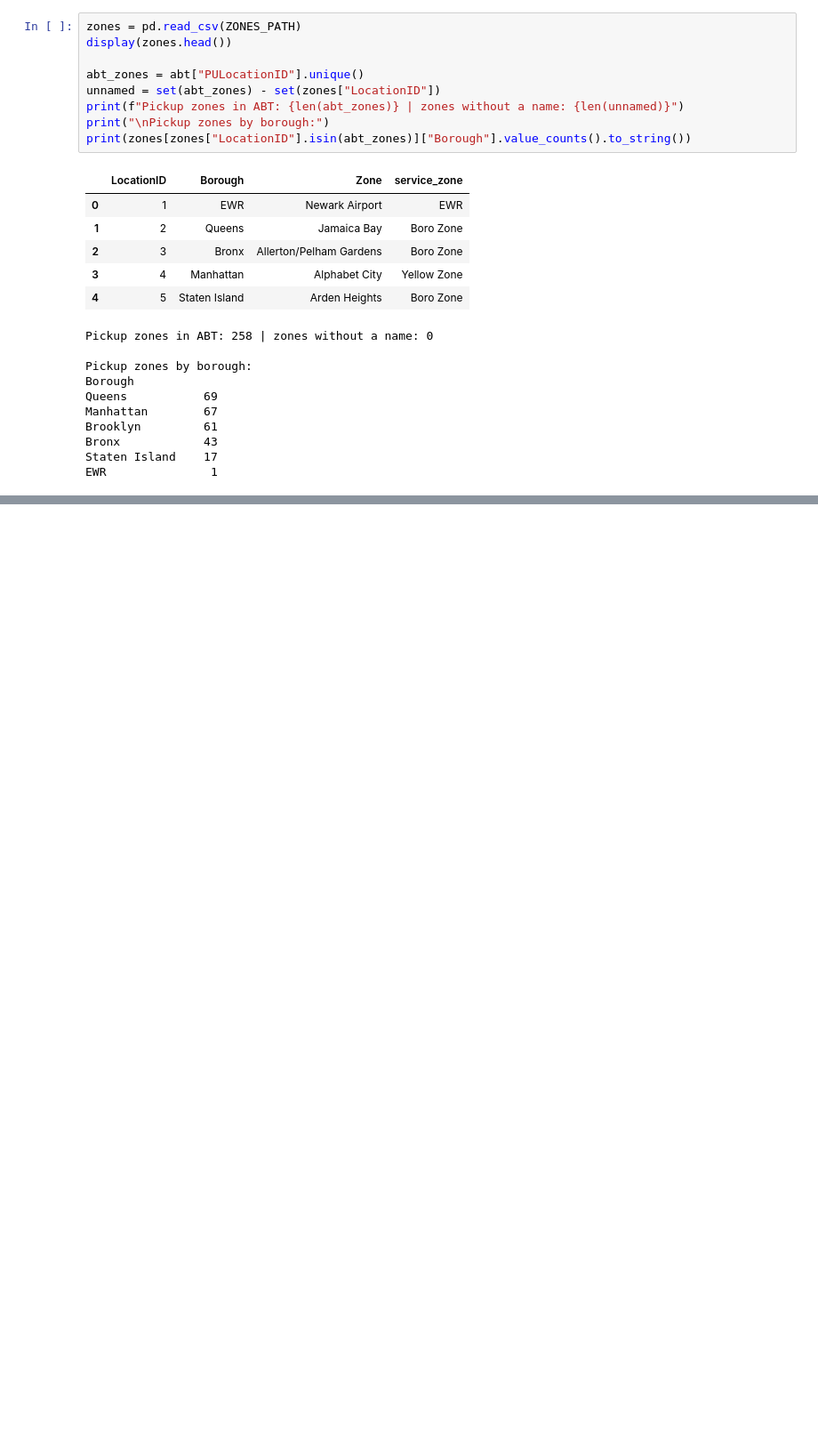
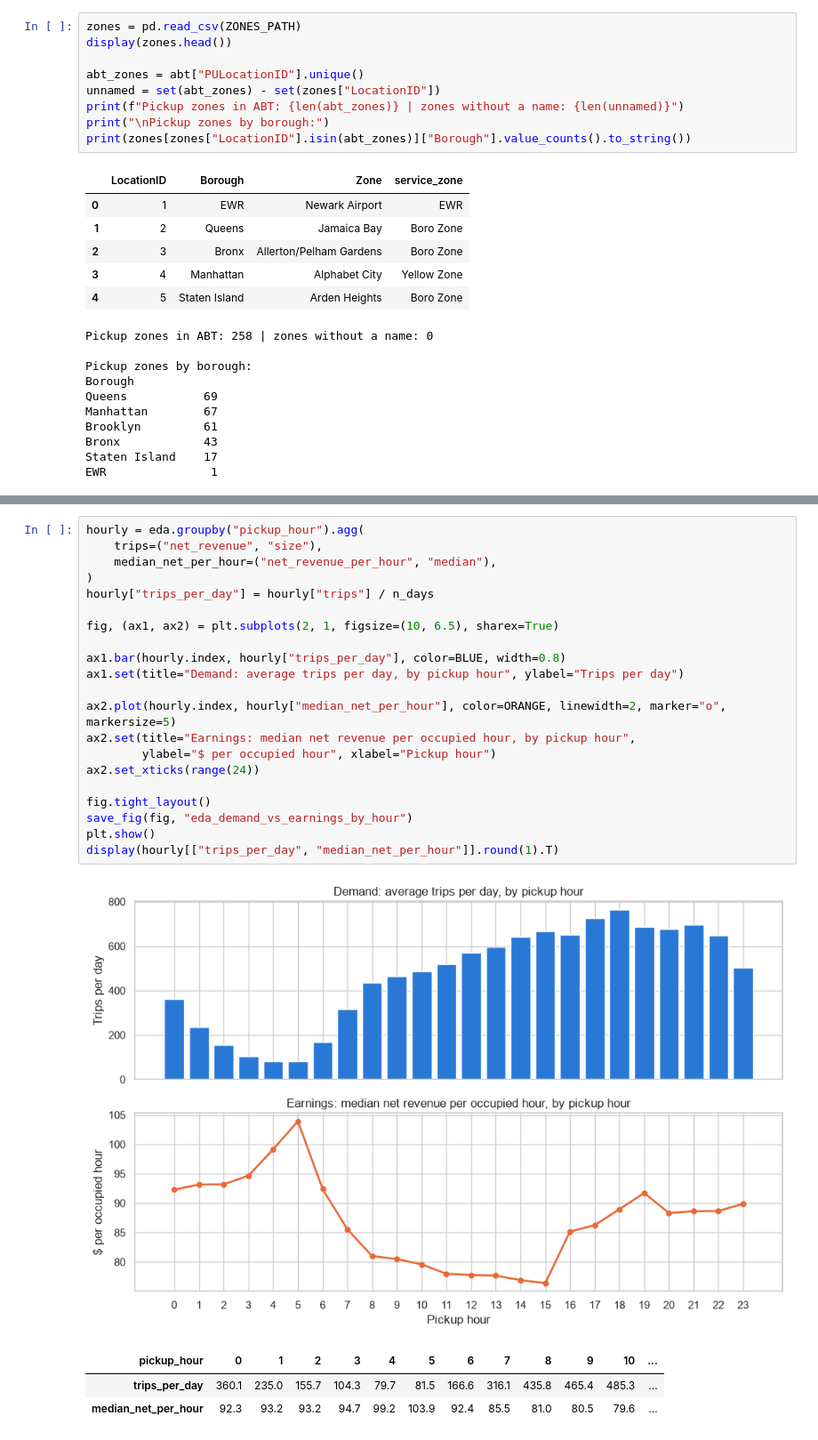
Before and after one commit to VicenteAlfonsoB/nyc-taxi-fleet-optimization, a Jupyter notebook: notebooks/02_fleet_optimization.ipynb, the cells around one changed output, grey strips where cells are left out. Shown at 89% size. Drawn from its saved outputs; the diff is of its cells as text; blank space fills up the shorter version.

```diff
--- a/notebooks/02_fleet_optimization.ipynb
+++ b/notebooks/02_fleet_optimization.ipynb
@@ -199,0 +253,26 @@ EWR               1
+# %%
+hourly = eda.groupby("pickup_hour").agg(
+    trips=("net_revenue", "size"),
+    median_net_per_hour=("net_revenue_per_hour", "median"),
+)
+hourly["trips_per_day"] = hourly["trips"] / n_days
+
+fig, (ax1, ax2) = plt.subplots(2, 1, figsize=(10, 6.5), sharex=True)
+
+ax1.bar(hourly.index, hourly["trips_per_day"], color=BLUE, width=0.8)
+ax1.set(title="Demand: average trips per day, by pickup hour", ylabel="Trips per day")
+
+ax2.plot(hourly.index, hourly["median_net_per_hour"], color=ORANGE, linewidth=2, marker="o", markersize=5)
+ax2.set(title="Earnings: median net revenue per occupied hour, by pickup hour",
+        ylabel="$ per occupied hour", xlabel="Pickup hour")
+ax2.set_xticks(range(24))
+
+fig.tight_layout()
+save_fig(fig, "eda_demand_vs_earnings_by_hour")
+plt.show()
+display(hourly[["trips_per_day", "median_net_per_hour"]].round(1).T)
+# %% [output]
+[figure, added]
+| pickup_hour | 0 | 1 | 2 | 3 | 4 | 5 | 6 | 7 | 8 | 9 | 10 | ... |
+| trips_per_day | 360.1 | 235.0 | 155.7 | 104.3 | 79.7 | 81.5 | 166.6 | 316.1 | 435.8 | 465.4 | 485.3 | ... |
+| median_net_per_hour | 92.3 | 93.2 | 93.2 | 94.7 | 99.2 | 103.9 | 92.4 | 85.5 | 81.0 | 80.5 | 79.6 | ... |
```
Also changed, not shown: parts of 5 cells of this notebook, 3 other files.
